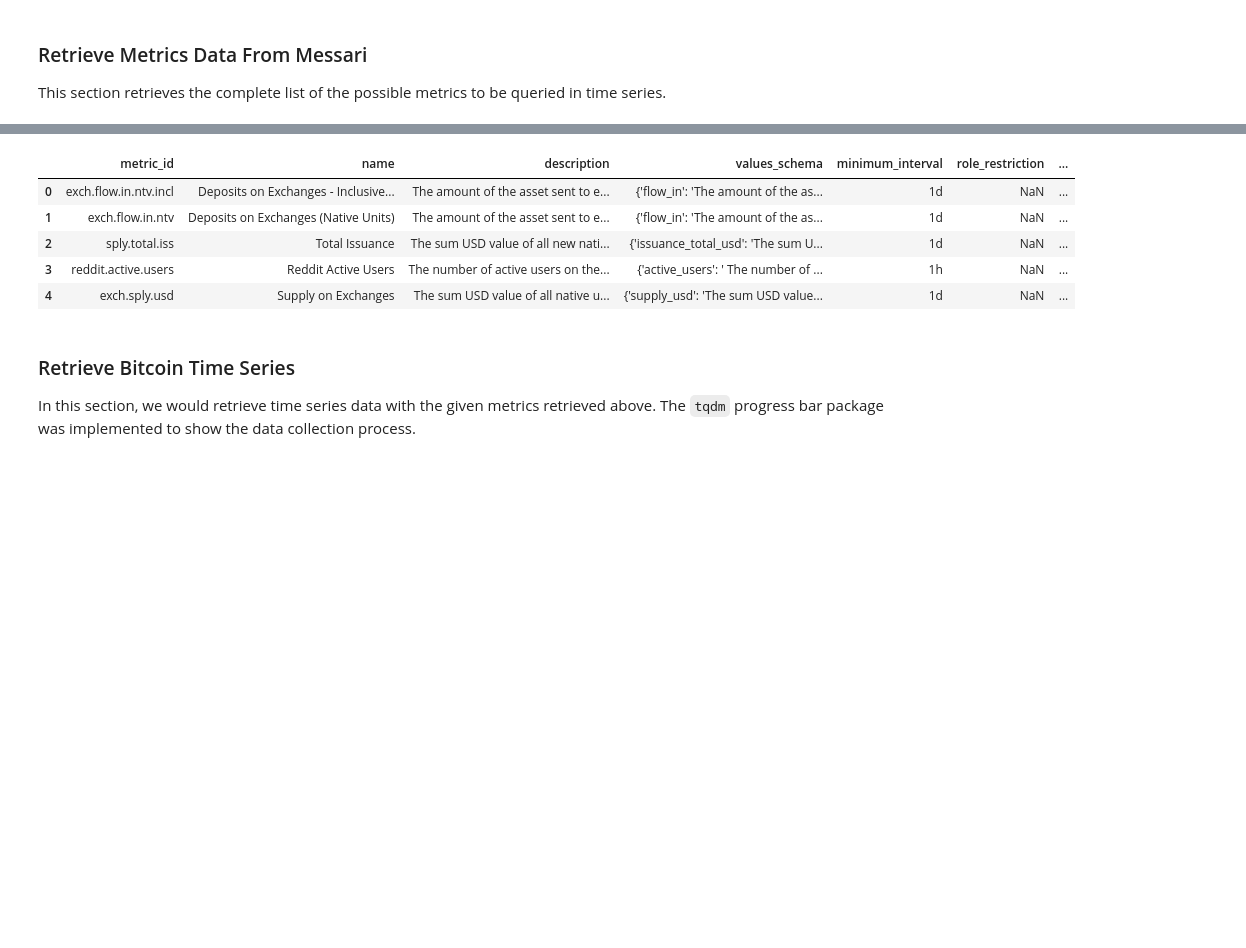
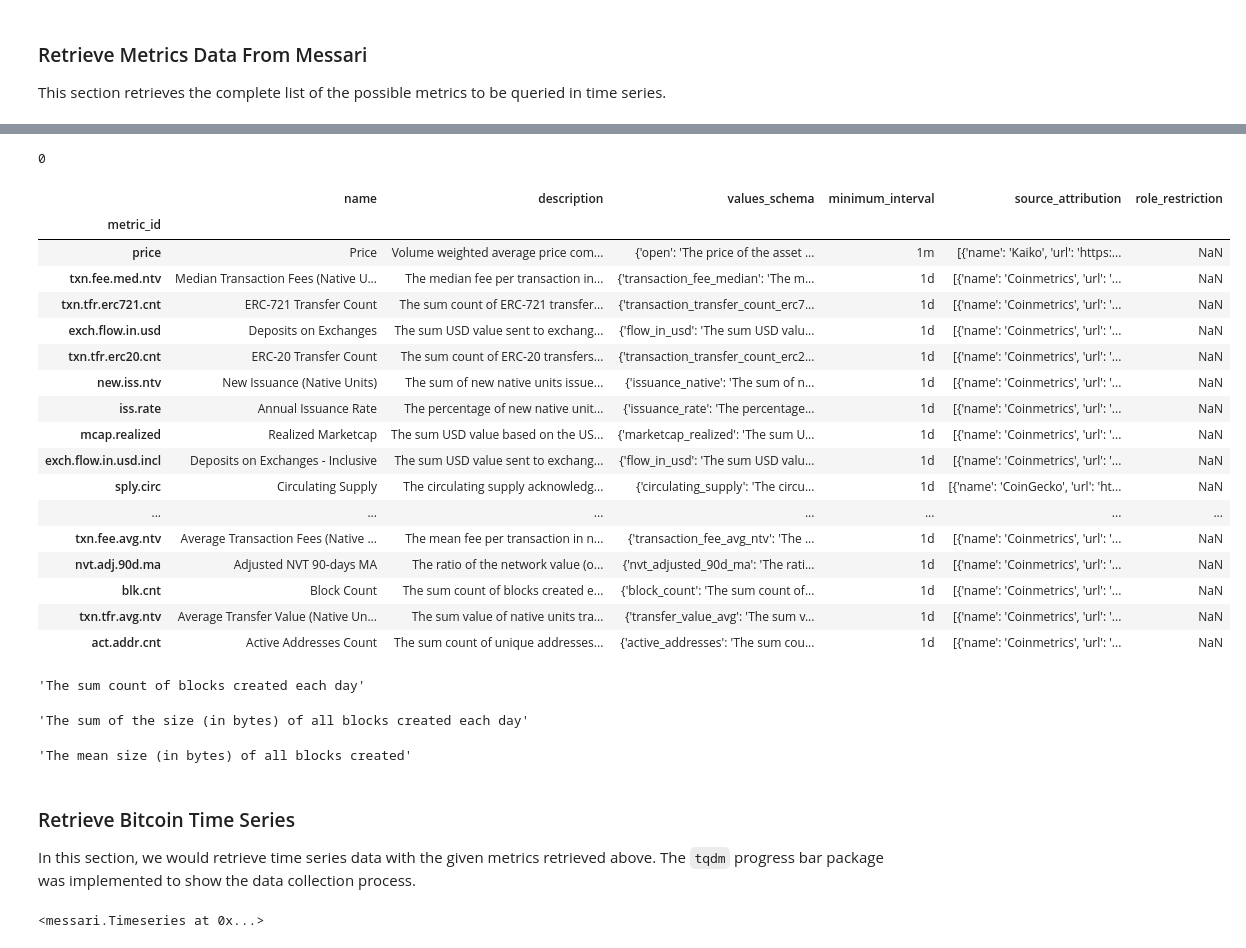
Before and after one commit to KaidenFrizu/recurrent-bitcoin-network, a Jupyter notebook: docs/DataCollection.ipynb, the cells around one changed output, grey strips where cells are left out. Cells and saved outputs as stored; diff of their text form; code cells hidden in the pictures; blank space fills up the shorter version.

```diff
--- a/docs/DataCollection.ipynb
+++ b/docs/DataCollection.ipynb
@@ -61,10 +35,43 @@ free_metrics.reset_index(drop=True, inplace=True)
-# %%
-free_metrics.head()
-# %% [output]
-|  | metric_id | name | description | values_schema | minimum_interval | role_restriction | ... |
-| 0 | exch.flow.in.ntv.incl | Deposits on Exchanges - Inclusive... | The amount of the asset sent to e... | {'flow_in': 'The amount of the as... | 1d | NaN | ... |
-| 1 | exch.flow.in.ntv | Deposits on Exchanges (Native Units) | The amount of the asset sent to e... | {'flow_in': 'The amount of the as... | 1d | NaN | ... |
-| 2 | sply.total.iss | Total Issuance | The sum USD value of all new nati... | {'issuance_total_usd': 'The sum U... | 1d | NaN | ... |
-| 3 | reddit.active.users | Reddit Active Users | The number of active users on the... | {'active_users': ' The number of ... | 1h | NaN | ... |
-| 4 | exch.sply.usd | Supply on Exchanges | The sum USD value of all native u... | {'supply_usd': 'The sum USD value... | 1d | NaN | ... |
+# %%
+collector = Collector()
+# %%
+metrics = collector.get_metrics()
+# %%
+freemetrics = metrics.get_free_metrics(return_df=True)
+freemetrics.reset_index()['metric_id'].duplicated().sum()
+# %% [output]
+0
+# %%
+freemetrics
+# %% [output]
+|  | name | description | values_schema | minimum_interval | source_attribution | role_restriction |
+| metric_id |  |  |  |  |  |  |
+| price | Price | Volume weighted average price com... | {'open': 'The price of the asset ... | 1m | [{'name': 'Kaiko', 'url': 'https:... | NaN |
+| txn.fee.med.ntv | Median Transaction Fees (Native U... | The median fee per transaction in... | {'transaction_fee_median': 'The m... | 1d | [{'name': 'Coinmetrics', 'url': '... | NaN |
+| txn.tfr.erc721.cnt | ERC-721 Transfer Count | The sum count of ERC-721 transfer... | {'transaction_transfer_count_erc7... | 1d | [{'name': 'Coinmetrics', 'url': '... | NaN |
+| exch.flow.in.usd | Deposits on Exchanges | The sum USD value sent to exchang... | {'flow_in_usd': 'The sum USD valu... | 1d | [{'name': 'Coinmetrics', 'url': '... | NaN |
+| txn.tfr.erc20.cnt | ERC-20 Transfer Count | The sum count of ERC-20 transfers... | {'transaction_transfer_count_erc2... | 1d | [{'name': 'Coinmetrics', 'url': '... | NaN |
+| new.iss.ntv | New Issuance (Native Units) | The sum of new native units issue... | {'issuance_native': 'The sum of n... | 1d | [{'name': 'Coinmetrics', 'url': '... | NaN |
+| iss.rate | Annual Issuance Rate | The percentage of new native unit... | {'issuance_rate': 'The percentage... | 1d | [{'name': 'Coinmetrics', 'url': '... | NaN |
+| mcap.realized | Realized Marketcap | The sum USD value based on the US... | {'marketcap_realized': 'The sum U... | 1d | [{'name': 'Coinmetrics', 'url': '... | NaN |
+| exch.flow.in.usd.incl | Deposits on Exchanges - Inclusive | The sum USD value sent to exchang... | {'flow_in_usd': 'The sum USD valu... | 1d | [{'name': 'Coinmetrics', 'url': '... | NaN |
+| sply.circ | Circulating Supply | The circulating supply acknowledg... | {'circulating_supply': 'The circu... | 1d | [{'name': 'CoinGecko', 'url': 'ht... | NaN |
+| ... | ... | ... | ... | ... | ... | ... |
+| txn.fee.avg.ntv | Average Transaction Fees (Native ... | The mean fee per transaction in n... | {'transaction_fee_avg_ntv': 'The ... | 1d | [{'name': 'Coinmetrics', 'url': '... | NaN |
+| nvt.adj.90d.ma | Adjusted NVT 90-days MA | The ratio of the network value (o... | {'nvt_adjusted_90d_ma': 'The rati... | 1d | [{'name': 'Coinmetrics', 'url': '... | NaN |
+| blk.cnt | Block Count | The sum count of blocks created e... | {'block_count': 'The sum count of... | 1d | [{'name': 'Coinmetrics', 'url': '... | NaN |
+| txn.tfr.avg.ntv | Average Transfer Value (Native Un... | The sum value of native units tra... | {'transfer_value_avg': 'The sum v... | 1d | [{'name': 'Coinmetrics', 'url': '... | NaN |
+| act.addr.cnt | Active Addresses Count | The sum count of unique addresses... | {'active_addresses': 'The sum cou... | 1d | [{'name': 'Coinmetrics', 'url': '... | NaN |
+# %%
+freemetrics.loc['blk.cnt','description']
+# %% [output]
+'The sum count of blocks created each day'
+# %%
+freemetrics.loc['blk.size.byte','description']
+# %% [output]
+'The sum of the size (in bytes) of all blocks created each day'
+# %%
+freemetrics.loc['blk.size.bytes.avg','description']
+# %% [output]
+'The mean size (in bytes) of all blocks created'
 # %%
@@ -80,3 +83,8 @@ with open('_metrics.json', 'w') as f:
 ### Retrieve Bitcoin Time Series
 
 In this section, we would retrieve time series data with the given metrics retrieved above. The `tqdm` progress bar package was implemented to show the data collection process.
+# %%
+y = collector.get_timeseries('BTC','price')
+y
+# %% [output]
+<messari.Timeseries at 0x...>
```
Also changed, not shown: parts of 21 cells of this notebook, 12 other files.
